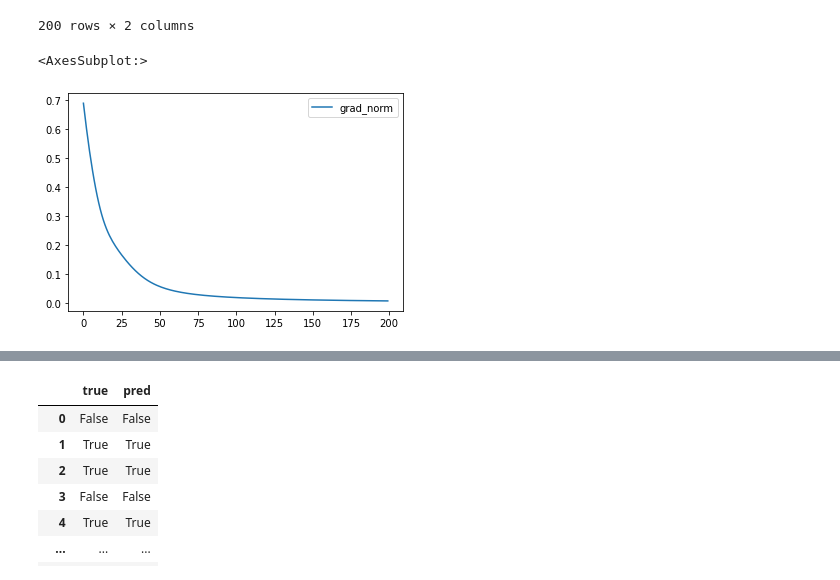
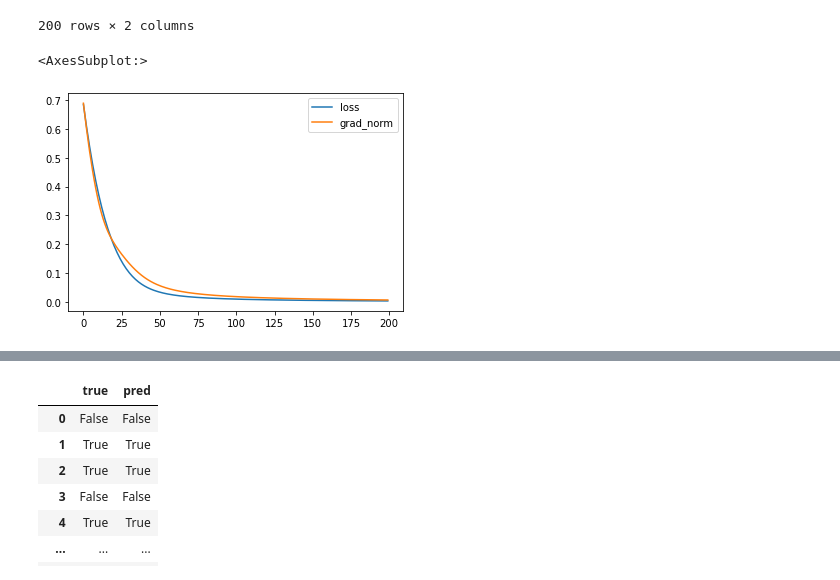
Before and after one commit to jdcc/ac207_final, a Jupyter notebook: testing.ipynb, the cells around one changed output, grey strips where cells are left out. Cells and saved outputs as stored; diff of their text form; code cells hidden in the pictures.

```diff
--- a/testing.ipynb
+++ b/testing.ipynb
@@ -37,7 +39,6 @@ rng_key = random.PRNGKey(0)
 input_dim = 2
 output_dim = 1
 hidden_widths = [6]
-init_model, predict = jax_nn.create_mlp(hidden_widths, Relu, output_dim, Sigmoid)
+init_model, predict = create_mlp(hidden_widths, Relu, output_dim, Sigmoid)
 output_shape, start_params = init_model(rng_key, (-1, input_dim))
-model = (predict, binary_crossentropy_loss)
-fit_params, history = fit(model, start_params, data, step_size=1e-2, max_iter=200)
+(min_loss, fit_params), history = fit(predict, binary_crossentropy_loss, start_params, data, step_size=1e-2, max_iter=200)
@@ -61,7 +60,7 @@ history
 | 199 | 0.003216 | 0.006455 |
 200 rows × 2 columns
 # %%
-history.plot.line(y='grad_norm')
+history.plot.line()
 # %% [output]
 <AxesSubplot:>
-[figure, old version]
+[figure, new version]
```
Also changed, not shown: parts of 11 cells of this notebook, 2 other files.
